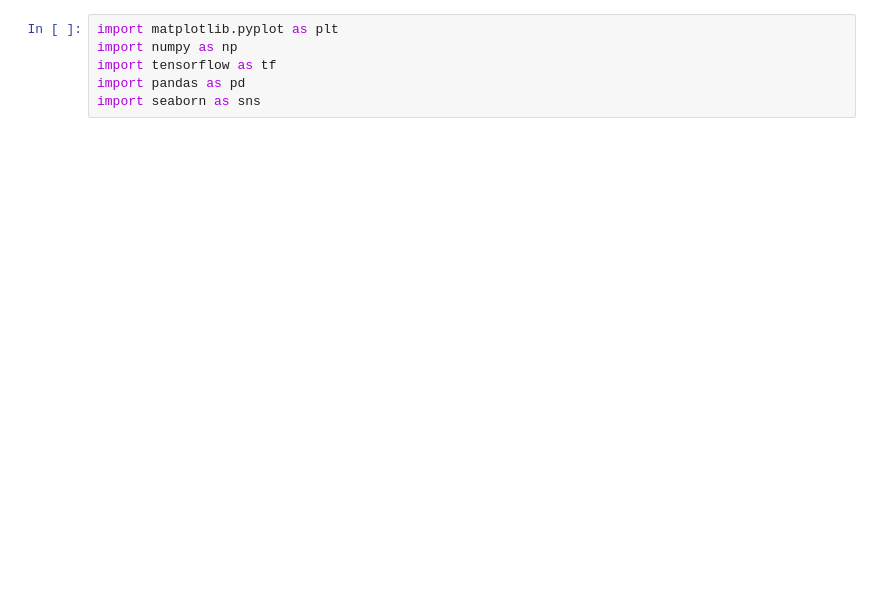
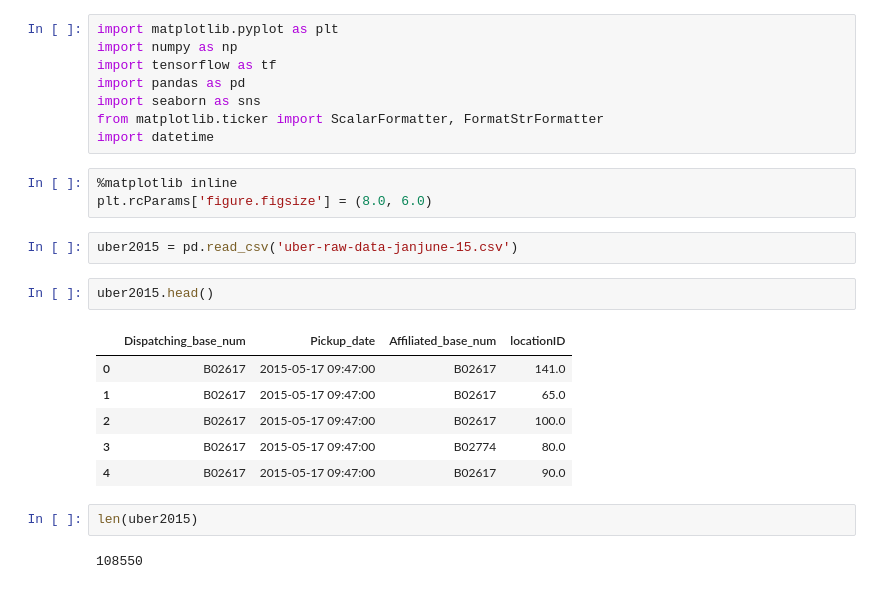
Before and after one commit to NehaNeha417/loan_prediction, a Jupyter notebook: Uber_data_Analysis.ipynb, the cells around one changed output. Drawn from its saved outputs; the diff is of its cells as text; blank space fills up the shorter version.

```diff
--- a/Uber_data_Analysis.ipynb
+++ b/Uber_data_Analysis.ipynb
@@ -6,3 +6,23 @@ import numpy as np
 import tensorflow as tf
 import pandas as pd
 import seaborn as sns
+from matplotlib.ticker import ScalarFormatter, FormatStrFormatter
+import datetime
+# %%
+%matplotlib inline
+plt.rcParams['figure.figsize'] = (8.0, 6.0)
+# %%
+uber2015 = pd.read_csv('uber-raw-data-janjune-15.csv')
+# %%
+uber2015.head()
+# %% [output]
+|  | Dispatching_base_num | Pickup_date | Affiliated_base_num | locationID |
+| 0 | B02617 | 2015-05-17 09:47:00 | B02617 | 141.0 |
+| 1 | B02617 | 2015-05-17 09:47:00 | B02617 | 65.0 |
+| 2 | B02617 | 2015-05-17 09:47:00 | B02617 | 100.0 |
+| 3 | B02617 | 2015-05-17 09:47:00 | B02774 | 80.0 |
+| 4 | B02617 | 2015-05-17 09:47:00 | B02617 | 90.0 |
+# %%
+len(uber2015)
+# %% [output]
+108550
```
Also changed, not shown: parts of 12 cells of this notebook.
